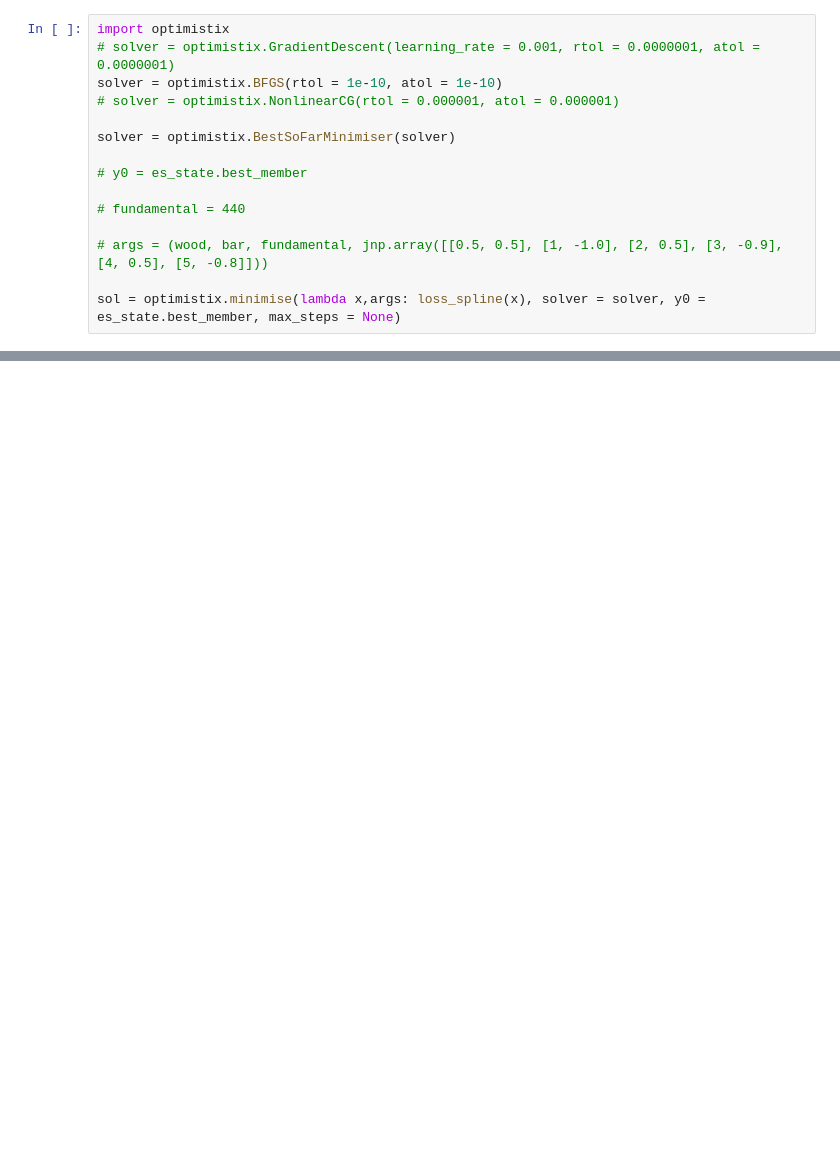
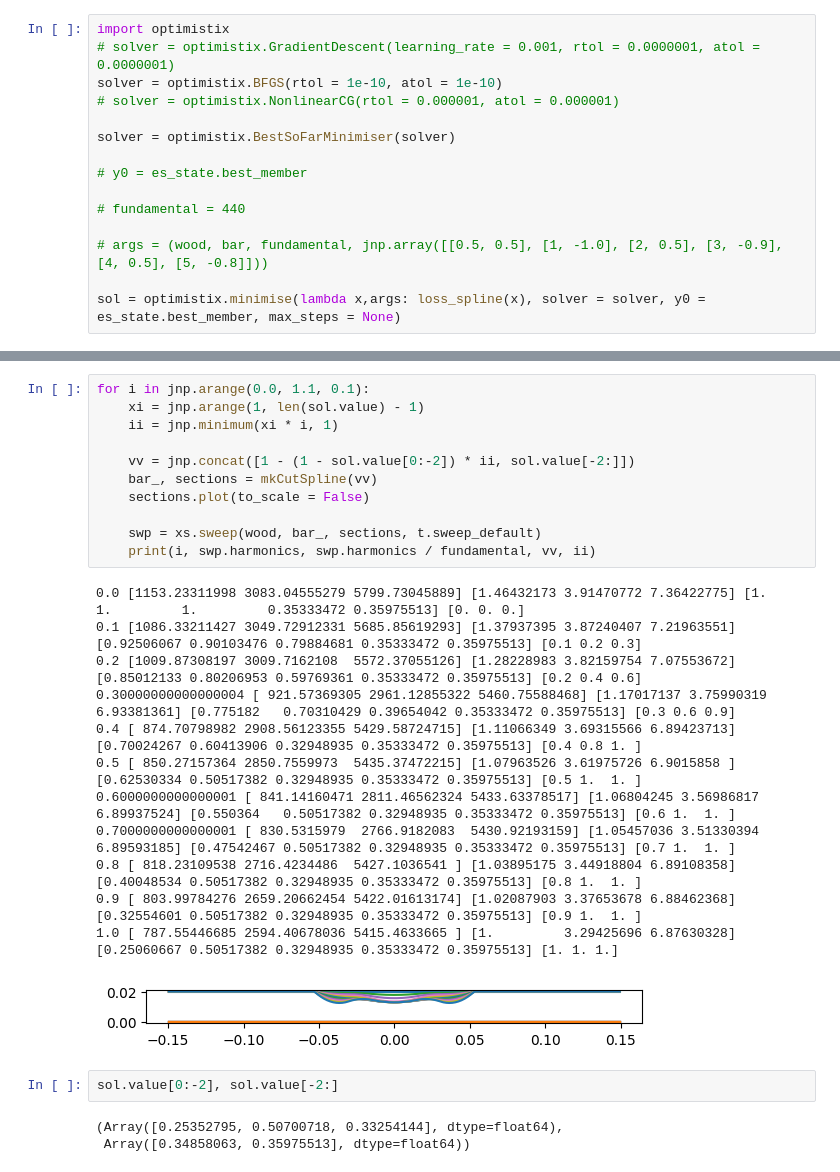
Before and after one commit to amosr/xylo, a Jupyter notebook: py/evosax.ipynb, the cells around one changed output, grey strips where cells are left out. Saved outputs shown, nothing was run; the diff lists cells and outputs as text; blank space fills up the shorter version.

```diff
--- a/py/evosax.ipynb
+++ b/py/evosax.ipynb
@@ -306,2 +306,31 @@ swp.harmonics, swp.harmonics / fundamental, bar_.length
  0.3)
 [figure]
+# %%
+for i in jnp.arange(0.0, 1.1, 0.1):
+    xi = jnp.arange(1, len(sol.value) - 1)
+    ii = jnp.minimum(xi * i, 1)
+
+    vv = jnp.concat([1 - (1 - sol.value[0:-2]) * ii, sol.value[-2:]])
+    bar_, sections = mkCutSpline(vv)
+    sections.plot(to_scale = False)
+
+    swp = xs.sweep(wood, bar_, sections, t.sweep_default)
+    print(i, swp.harmonics, swp.harmonics / fundamental, vv, ii)
+# %% [output]
+0.0 [1153.23311998 3083.04555279 5799.73045889] [1.46432173 3.91470772 7.36422775] [1.         1.         1.         0.35333472 0.35975513] [0. 0. 0.]
+0.1 [1086.33211427 3049.72912331 5685.85619293] [1.37937395 3.87240407 7.21963551] [0.92506067 0.90103476 0.79884681 0.35333472 0.35975513] [0.1 0.2 0.3]
+0.2 [1009.87308197 3009.7162108  5572.37055126] [1.28228983 3.82159754 7.07553672] [0.85012133 0.80206953 0.59769361 0.35333472 0.35975513] [0.2 0.4 0.6]
+0.30000000000000004 [ 921.57369305 2961.12855322 5460.75588468] [1.17017137 3.75990319 6.93381361] [0.775182   0.70310429 0.39654042 0.35333472 0.35975513] [0.3 0.6 0.9]
+0.4 [ 874.70798982 2908.56123355 5429.58724715] [1.11066349 3.69315566 6.89423713] [0.70024267 0.60413906 0.32948935 0.35333472 0.35975513] [0.4 0.8 1. ]
+0.5 [ 850.27157364 2850.7559973  5435.37472215] [1.07963526 3.61975726 6.9015858 ] [0.62530334 0.50517382 0.32948935 0.35333472 0.35975513] [0.5 1.  1. ]
+0.6000000000000001 [ 841.14160471 2811.46562324 5433.63378517] [1.06804245 3.56986817 6.89937524] [0.550364   0.50517382 0.32948935 0.35333472 0.35975513] [0.6 1.  1. ]
+0.7000000000000001 [ 830.5315979  2766.9182083  5430.92193159] [1.05457036 3.51330394 6.89593185] [0.47542467 0.50517382 0.32948935 0.35333472 0.35975513] [0.7 1.  1. ]
+0.8 [ 818.23109538 2716.4234486  5427.1036541 ] [1.03895175 3.44918804 6.89108358] [0.40048534 0.50517382 0.32948935 0.35333472 0.35975513] [0.8 1.  1. ]
+0.9 [ 803.99784276 2659.20662454 5422.01613174] [1.02087903 3.37653678 6.88462368] [0.32554601 0.50517382 0.32948935 0.35333472 0.35975513] [0.9 1.  1. ]
+1.0 [ 787.55446685 2594.40678036 5415.4633665 ] [1.         3.29425696 6.87630328] [0.25060667 0.50517382 0.32948935 0.35333472 0.35975513] [1. 1. 1.]
+[figure, added]
+# %%
+sol.value[0:-2], sol.value[-2:]
+# %% [output]
+(Array([0.25352795, 0.50700718, 0.33254144], dtype=float64),
+ Array([0.34858063, 0.35975513], dtype=float64))
```
Also changed, not shown: parts of 17 cells of this notebook.
